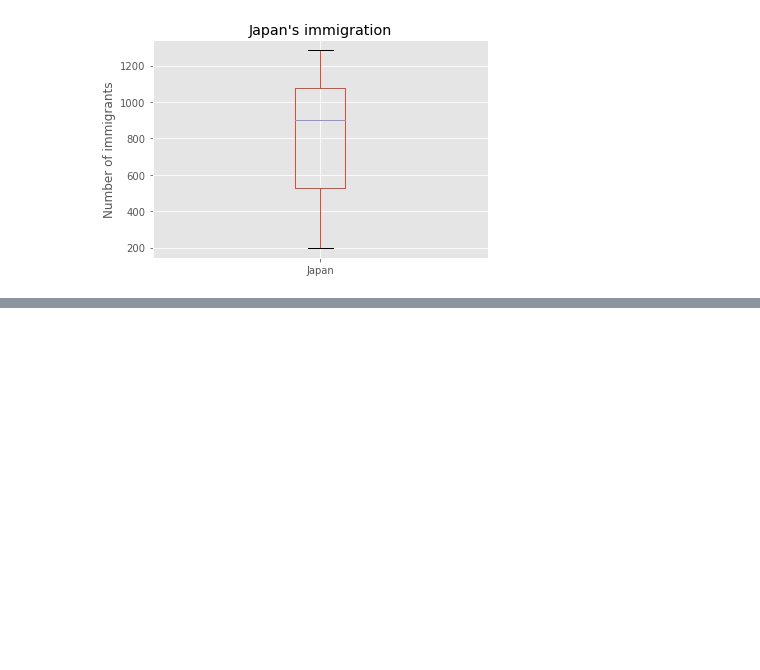
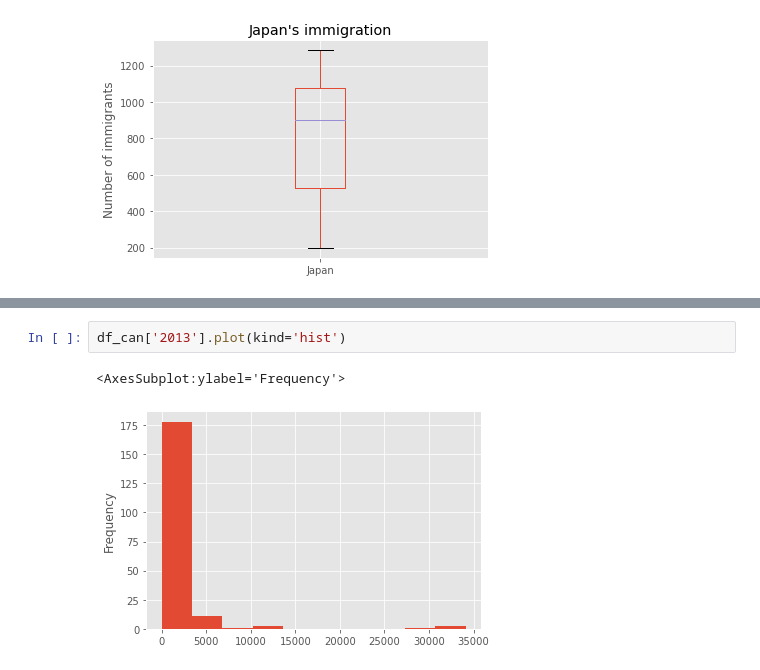
Before and after one commit to danny-cpp/Data-Visualization-with-Python, a Jupyter notebook: myNoteBook.ipynb, the cells around one changed output, grey strips where cells are left out. Cells and saved outputs as stored; diff of their text form; blank space fills up the shorter version.

```diff
--- a/myNoteBook.ipynb
+++ b/myNoteBook.ipynb
@@ -216,0 +228,5 @@ Name: Total, dtype: int64
+# %%
+df_can['2013'].plot(kind='hist')
+# %% [output]
+<AxesSubplot:ylabel='Frequency'>
+[figure, added]
```
Also changed, not shown: parts of 14 cells of this notebook.
